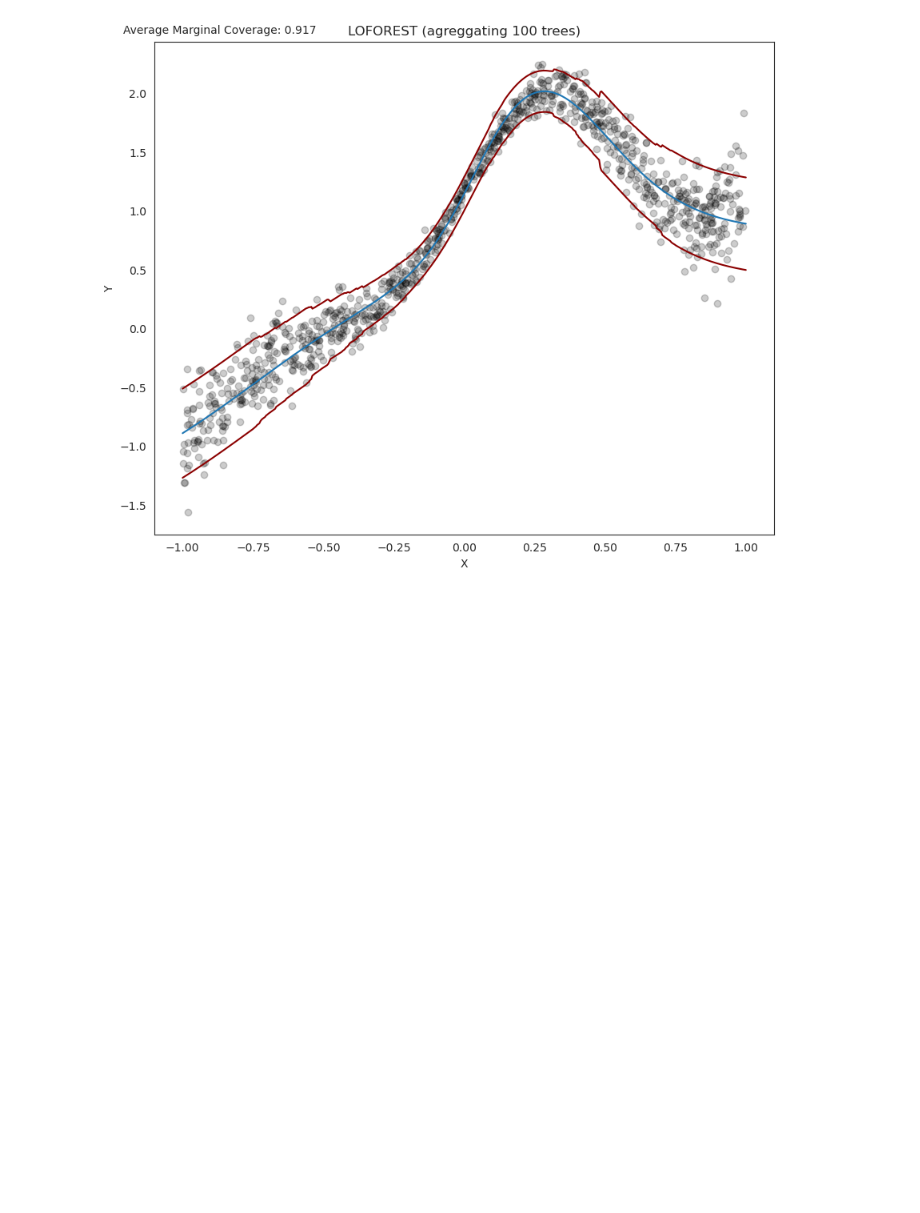
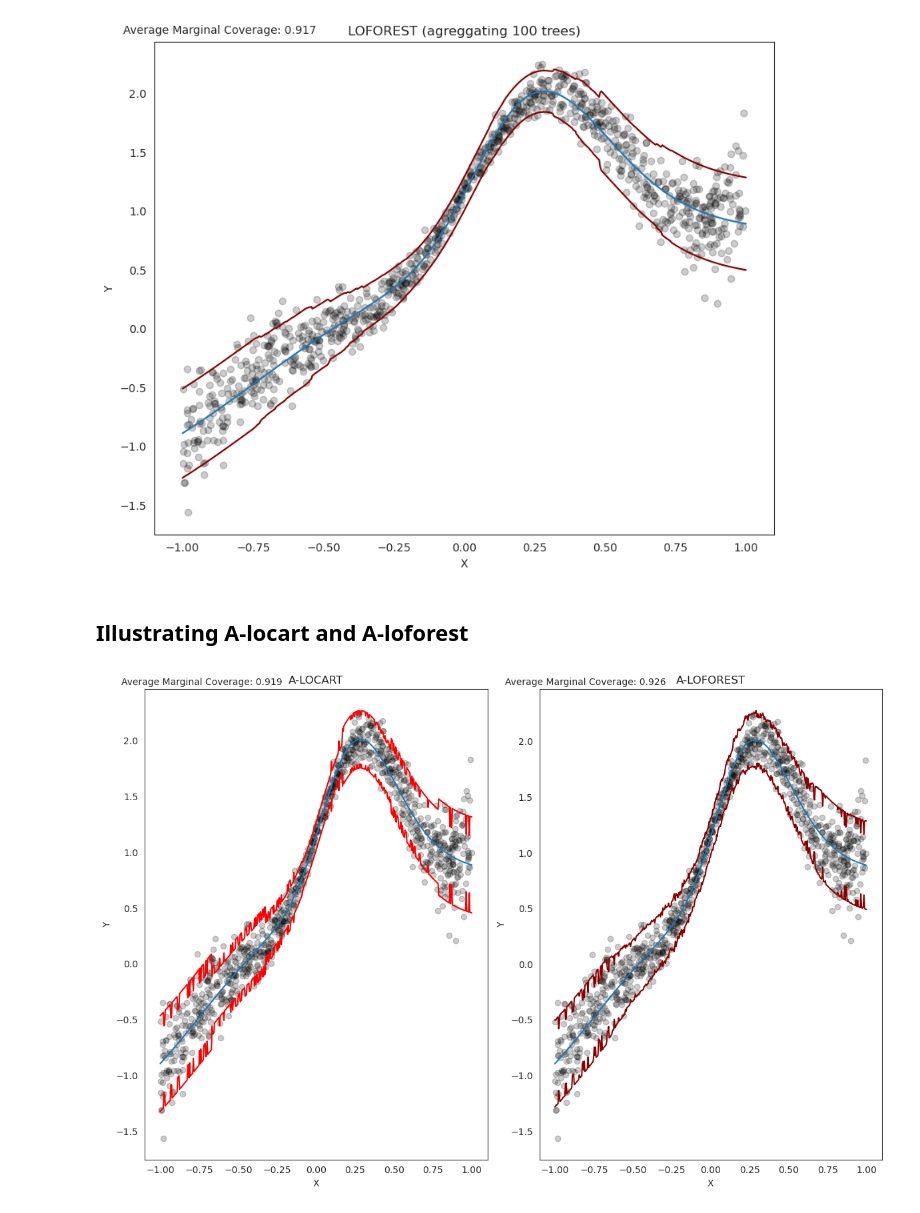
Before and after one commit to Monoxido45/clover, a Jupyter notebook: examples/illustrations.ipynb, the cells around one changed output. Saved outputs shown, nothing was run; the diff lists cells and outputs as text; code cells hidden in the pictures; blank space fills up the shorter version.

```diff
--- a/examples/illustrations.ipynb
+++ b/examples/illustrations.ipynb
@@ -569,3 +569,64 @@ plt.savefig('figures/loforest_smooth_example.pdf')
 plt.show()
 # %% [output]
 [figure]
+# %% [markdown]
+## Illustrating A-locart and A-loforest
+# %%
+fig, axes = plt.subplots(nrows=1, ncols=2, figsize=(12, 8))
+ax_list = axes.flatten()
+
+# A-locart
+locart_split = LocartSplit(nc_score = RegressionScore, base_model = model_2, alpha = alpha, is_fitted = True,
+                          split_calib = False, weighting = True)
+locart_split.fit(train_data[['x']].values, train_data['y'].values)
+locart_split.calib(calibration_data[['x']].values, calibration_data['y'].values, min_samples_split = 100, random_state = 45)
+
+# predicting in testing and x grid
+pred_locart = locart_split.predict(x_test_2)
+
+locart_pred_grid = locart_split.predict(x_grid)
+
+marg_coverage_locart = (np.logical_and(y_test_2 >= pred_locart[:, 0],
+        y_test_2 <= pred_locart[:, 1]) + 0).mean()
+
+# A-loforest
+loforest = LocartSplit(nc_score = RegressionScore, cart_type = "RF", base_model = model_2, alpha = alpha, is_fitted = True,
+                          split_calib = False, weighting = True)
+loforest.fit(train_data[['x']].values, train_data['y'].values)
+loforest.calib(calibration_data[['x']].values, calibration_data['y'].values, min_samples_split = 100, random_state = 45)
+
+# predicting
+pred_loforest = loforest.predict(x_test_2)
+
+loforest_pred_grid = loforest.predict(x_grid)
+
+marg_coverage_loforest = (np.logical_and(y_test_2 >= pred_loforest[:, 0],
+        y_test_2 <= pred_loforest[:, 1]) + 0).mean()
+
+ax_list[0].scatter(test_data_2['x'], test_data_2['y'], alpha=1/5, color = 'black')
+ax_list[0].plot(x_grid, y_grid_2, color = 'tab:blue', label = "base model")
+ax_list[0].plot(x_grid, locart_pred_grid[:,0], color = "red")
+ax_list[0].plot(x_grid, locart_pred_grid[:,1], color = "red")
+ax_list[0].set_xlabel("X")
+ax_list[0].set_ylabel("Y")
+ax_list[0].set_title("A-LOCART")
+ax_list[0].text(-1.22, 1.025, f'Average Marginal Coverage: {marg_coverage_locart:.3f}',
+            transform=plt.gca().transAxes,
+            verticalalignment='top')
+
+ax_list[1].scatter(test_data_2['x'], test_data_2['y'], alpha=1/5, color = 'black')
+ax_list[1].plot(x_grid, y_grid_2, color = 'tab:blue', label = "base model")
+ax_list[1].plot(x_grid, loforest_pred_grid[:,0], color = "darkred")
+ax_list[1].plot(x_grid, loforest_pred_grid[:,1], color = "darkred")
+ax_list[1].set_xlabel("X")
+ax_list[1].set_ylabel("Y")
+ax_list[1].set_title("A-LOFOREST")
+ax_list[1].text(-0.1, 1.025, f'Average Marginal Coverage: {marg_coverage_loforest:.3f}',
+            transform=plt.gca().transAxes,
+            verticalalignment='top')
+
+plt.tight_layout()
+plt.savefig('figures/A_locart_A_loforest_example.pdf')
+plt.show()
+# %% [output]
+[figure, added]
```
Also changed, not shown: parts of 3 cells of this notebook.
